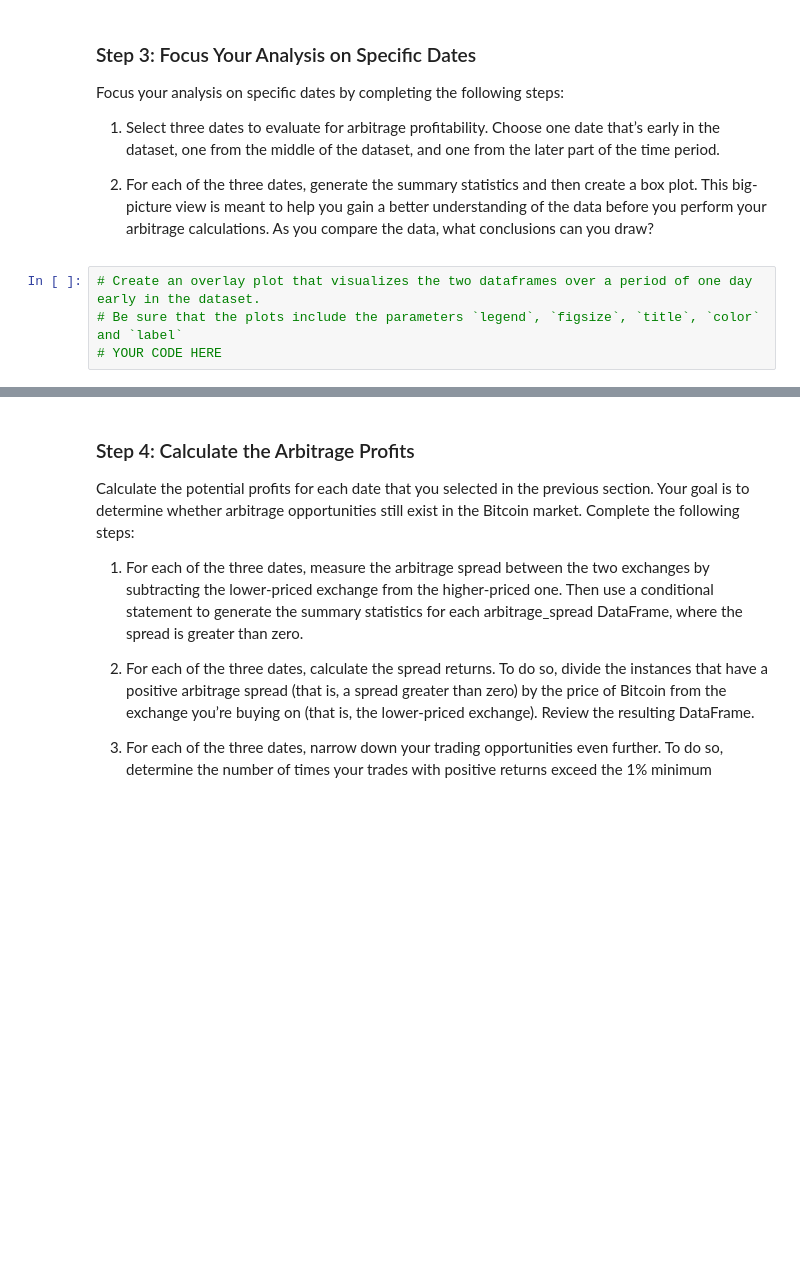
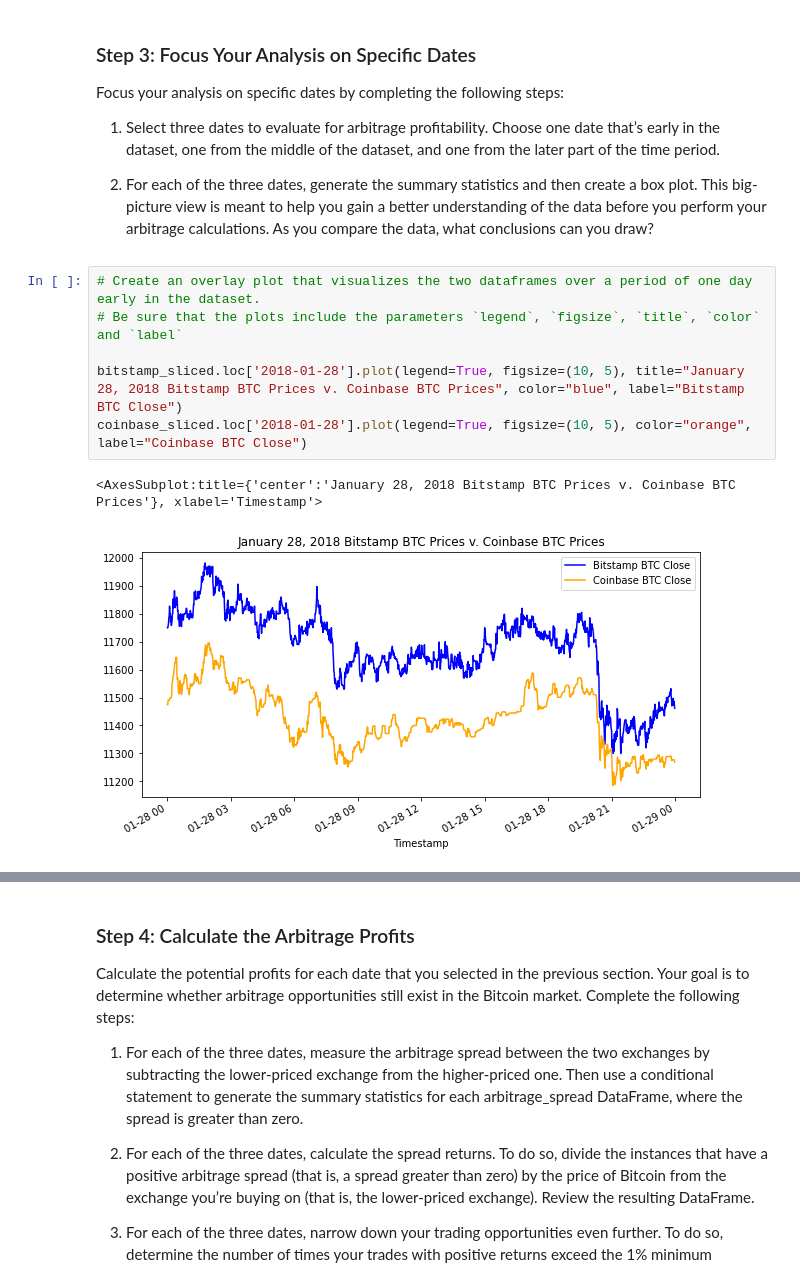
Before and after one commit to ThomasBrierton/Bitcoin_Arbitrage_Model, a Jupyter notebook: crypto_arbitrage.ipynb, the cells around one changed output, grey strips where cells are left out. Cells and saved outputs as stored; diff of their text form; blank space fills up the shorter version.

```diff
--- a/crypto_arbitrage.ipynb
+++ b/crypto_arbitrage.ipynb
@@ -370,7 +380,12 @@ Focus your analysis on specific dates by completing the following steps:
 # %%
 # Create an overlay plot that visualizes the two dataframes over a period of one day early in the dataset.
 # Be sure that the plots include the parameters `legend`, `figsize`, `title`, `color` and `label`
-# YOUR CODE HERE
+
+bitstamp_sliced.loc['2018-01-28'].plot(legend=True, figsize=(10, 5), title="January 28, 2018 Bitstamp BTC Prices v. Coinbase BTC Prices", color="blue", label="Bitstamp BTC Close")
+coinbase_sliced.loc['2018-01-28'].plot(legend=True, figsize=(10, 5), color="orange", label="Coinbase BTC Close")
+# %% [output]
+<AxesSubplot:title={'center':'January 28, 2018 Bitstamp BTC Prices v. Coinbase BTC Prices'}, xlabel='Timestamp'>
+[figure, added]
 # %%
 # Using the early date that you have selected, calculate the arbitrage spread
 # by subtracting the bitstamp lower closing prices from the coinbase higher closing prices
```
Also changed, not shown: parts of 19 cells of this notebook.
